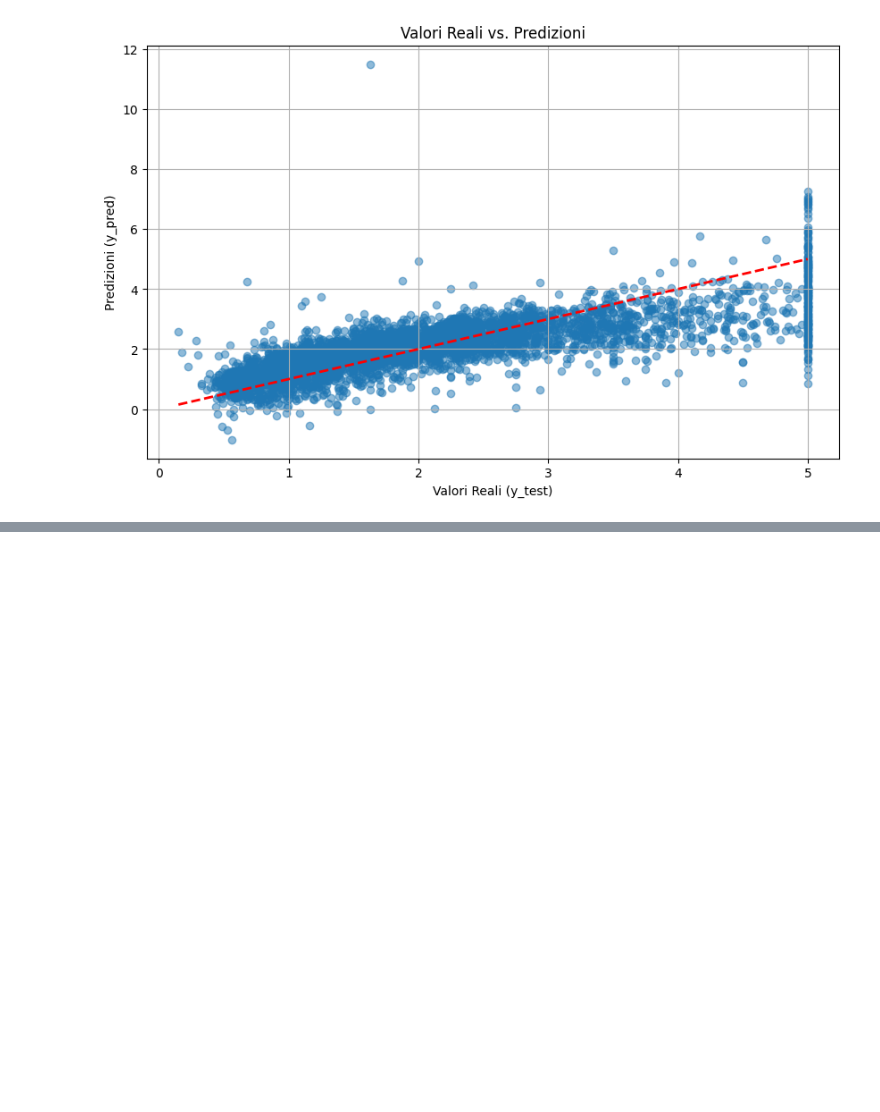
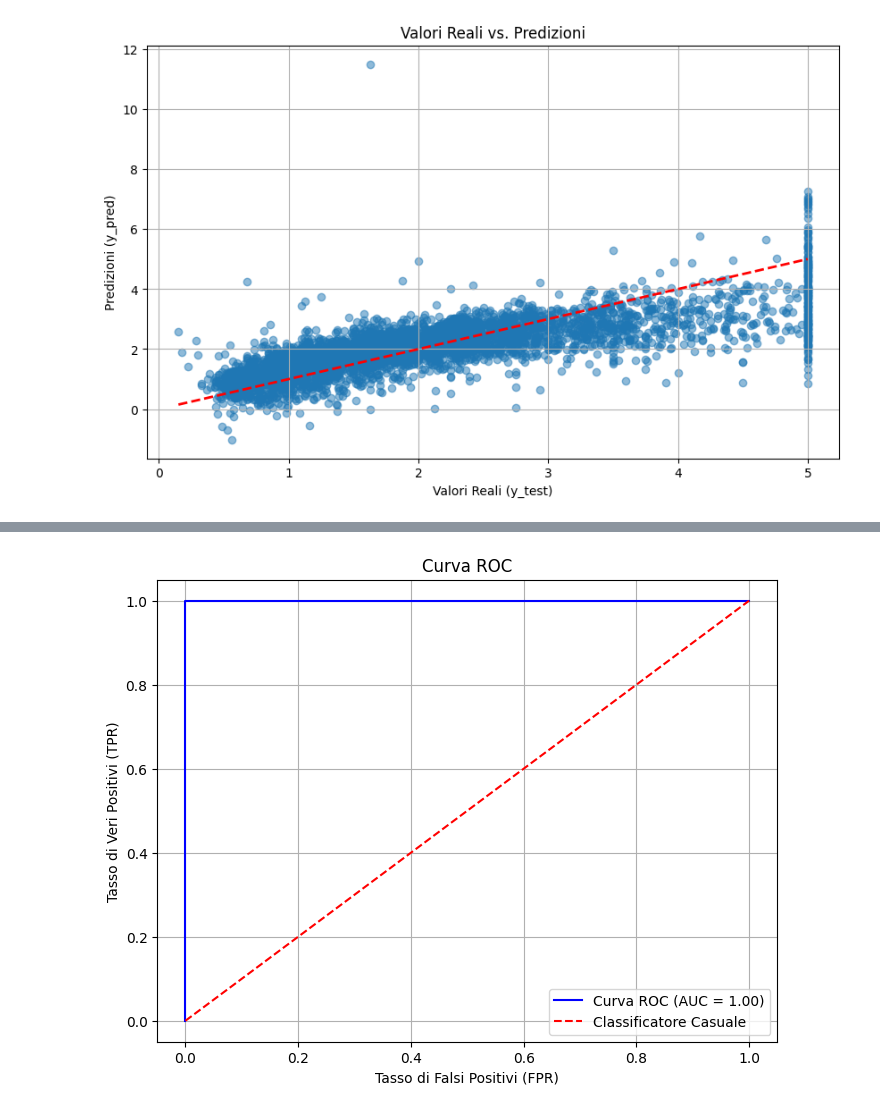
Before and after one commit to francescobifulco/python_corso, a Jupyter notebook: tutorial su machine leaning/main.ipynb, the cells around one changed output, grey strips where cells are left out. Saved outputs shown, nothing was run; the diff lists cells and outputs as text; code cells hidden in the pictures; blank space fills up the shorter version.

```diff
--- a/tutorial su machine leaning/main.ipynb
+++ b/tutorial su machine leaning/main.ipynb
@@ -475,0 +588,3 @@ plt.show()
+# %%
+# Divisione del dataset
+X_train, X_test, y_train, y_test = train_test_split(X, y, test_size=0.25, random_state=42, stratify=y)
@@ -475,0 +678,15 @@ plt.show()
+# %%
+fpr, tpr, thresholds = roc_curve(y_test, y_prob)
+auc = roc_auc_score(y_test, y_prob)
+
+plt.figure(figsize=(8, 6))
+plt.plot(fpr, tpr, color='blue', label=f'Curva ROC (AUC = {auc:.2f})')
+plt.plot([0, 1], [0, 1], color='red', linestyle='--', label='Classificatore Casuale')
+plt.xlabel('Tasso di Falsi Positivi (FPR)')
+plt.ylabel('Tasso di Veri Positivi (TPR)')
+plt.title('Curva ROC')
+plt.legend()
+plt.grid(True)
+plt.show()
+# %% [output]
+[figure, added]
```
Also changed, not shown: parts of 18 cells of this notebook, 2 other files.
